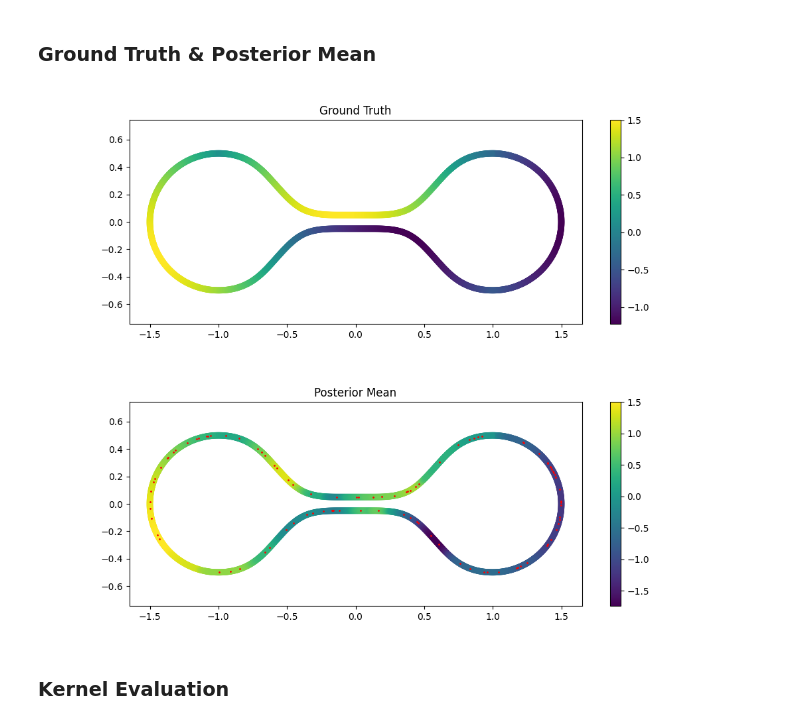
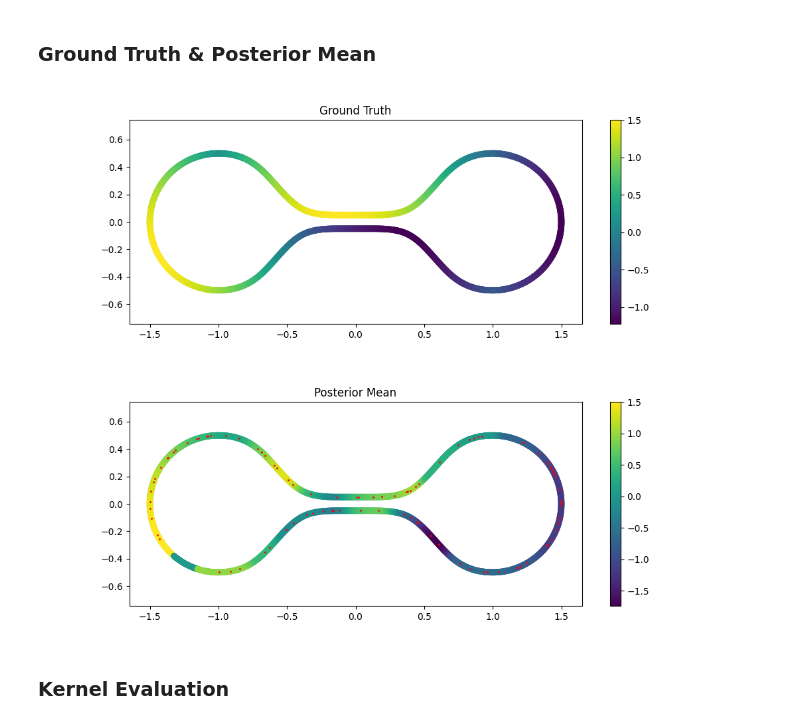
Before and after one commit to nash169/manifold-gp, a Jupyter notebook: examples/1D_supervised_learning.ipynb, the cells around one changed output. Saved outputs shown, nothing was run; the diff lists cells and outputs as text; code cells hidden in the pictures.

```diff
--- a/examples/1D_supervised_learning.ipynb
+++ b/examples/1D_supervised_learning.ipynb
@@ -264,27 +260,27 @@ with torch.no_grad(), gpytorch.settings.fast_pred_var():
 # %%
 with torch.no_grad():
     fig = plt.figure(figsize=(11, 4))
     ax = fig.add_subplot(111)
     plot = ax.scatter(sampled_x.cpu().numpy()[:, 0], sampled_x.cpu().numpy()[:, 1], c=sampled_y.cpu().numpy())  # vmin=-0.5, vmax=0.5
     fig.colorbar(plot)
     ax.axis('equal')
     ax.set_title('Ground Truth')
 
-#     posterior_mean = preds_manifold.mean.cpu().numpy()
+    posterior_mean = preds_manifold.mean.cpu().numpy()
 #     posterior_mean = preds_fourier.mean.cpu().numpy()
-    posterior_mean = (scale_manifold*preds_manifold.mean + (1-scale_manifold)*preds_fourier.mean).cpu().numpy()
+#     posterior_mean = (scale_manifold*preds_manifold.mean + (1-scale_manifold)*preds_fourier.mean).cpu().numpy()
 
     fig = plt.figure(figsize=(11, 4))
     ax = fig.add_subplot(111)
     plot = ax.scatter(sampled_x.cpu().numpy()[:, 0], sampled_x.cpu().numpy()[:, 1], c=posterior_mean)
     ax.scatter(train_x.cpu().numpy()[:, 0], train_x.cpu().numpy()[:, 1], c='r', s=1.0)
 #     ax.scatter(test_x.cpu().numpy()[:, 0], test_x.cpu().numpy()[:, 1], c='k', s=1.0)
     fig.colorbar(plot)
     ax.axis('equal')
     ax.set_title('Posterior Mean')
 # %% [output]
 [figure]
-[figure, old version]
+[figure, new version]
 # %% [markdown]
 ### Kernel Evaluation
 # %%
```
Also changed, not shown: parts of 9 cells of this notebook, 18 other files.
